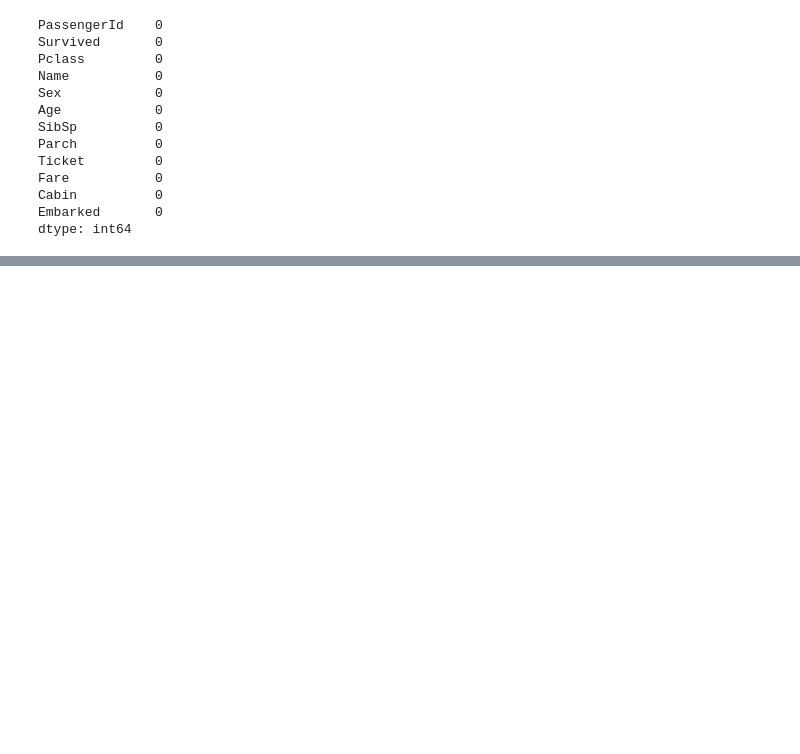
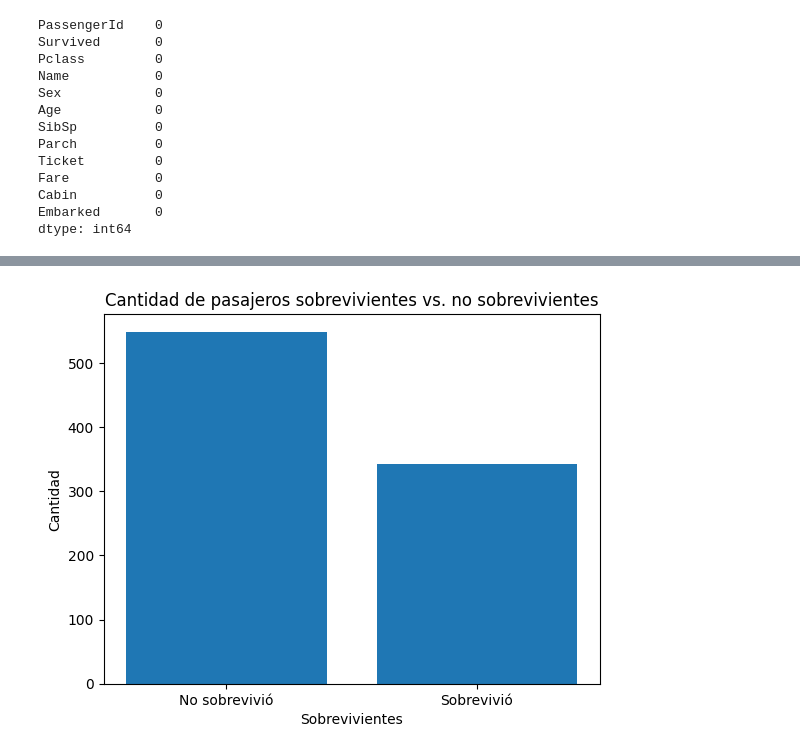
Before and after one commit to Alejo-P/Analisis-de-datos, a Jupyter notebook: Repaso2/Repaso.ipynb, the cells around one changed output, grey strips where cells are left out. Cells and saved outputs as stored; diff of their text form; code cells hidden in the pictures; blank space fills up the shorter version.

```diff
--- a/Repaso2/Repaso.ipynb
+++ b/Repaso2/Repaso.ipynb
@@ -97,0 +108,12 @@ dtype: int64
+# %%
+# Contar la cantidad de sobrevivientes y no sobrevivientes
+sobrevivientes=datos['Survived'].value_counts()
+
+# Crear el gráfico de barras
+plt.bar(['No sobrevivió', 'Sobrevivió'], sobrevivientes)
+plt.xlabel('Sobrevivientes')
+plt.ylabel('Cantidad')
+plt.title('Cantidad de pasajeros sobrevivientes vs. no sobrevivientes')
+plt.show()
+# %% [output]
+[figure, added]
```
Also changed, not shown: parts of 5 cells of this notebook.
